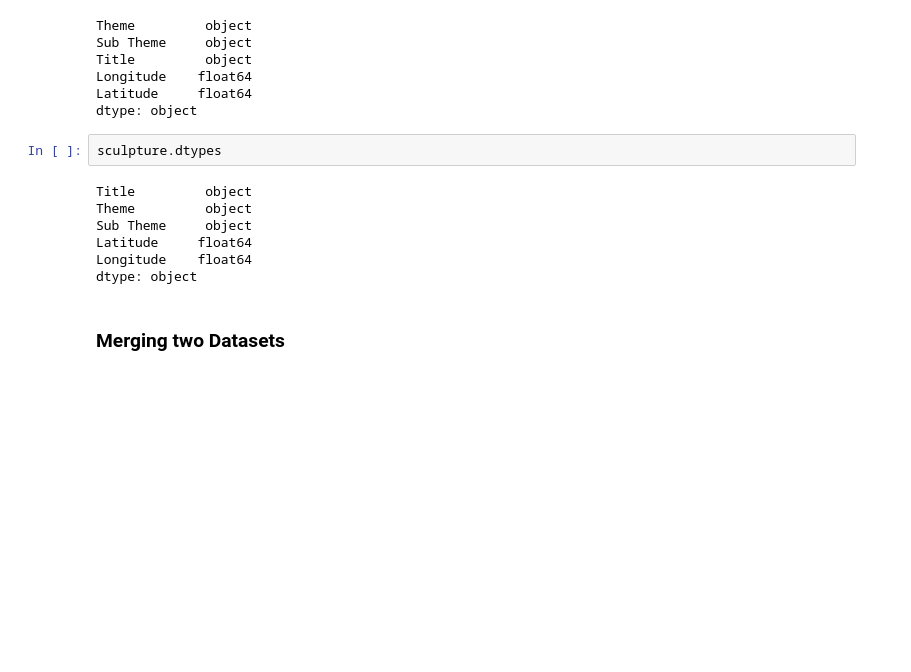
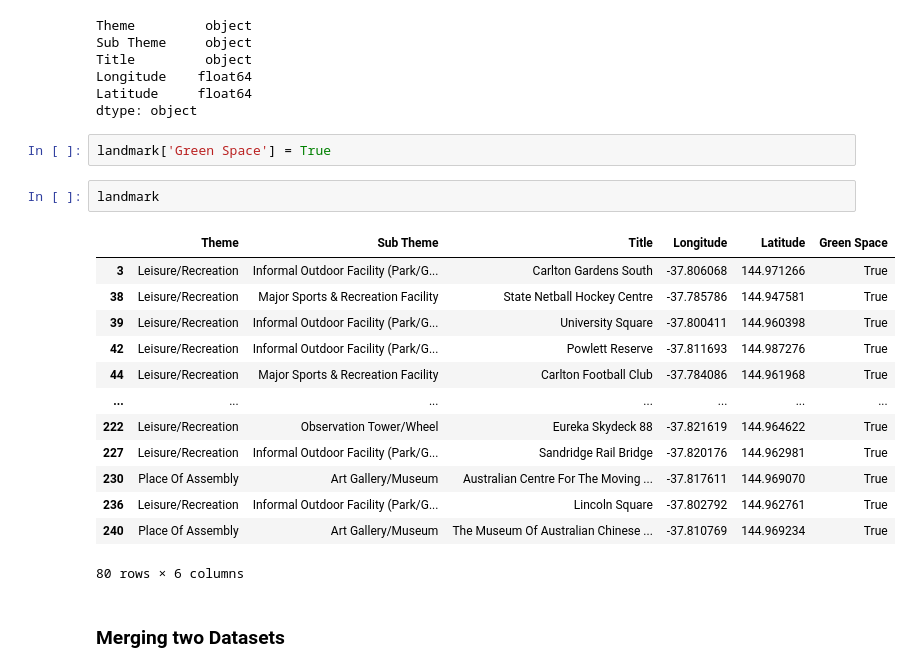
Before and after one commit to ogup0002/UI-healthrisk, a Jupyter notebook: Recommendation-System/Data Pre-processing/Data_Wrangling.ipynb, the cells around one changed output. Cells and saved outputs as stored; diff of their text form; blank space fills up the shorter version.

```diff
--- a/Recommendation-System/Data Pre-processing/Data_Wrangling.ipynb
+++ b/Recommendation-System/Data Pre-processing/Data_Wrangling.ipynb
@@ -143,15 +201,24 @@ Title         object
 Longitude    float64
 Latitude     float64
 dtype: object
-# %%
-sculpture.dtypes
-# %% [output]
-Title         object
-Theme         object
-Sub Theme     object
-Latitude     float64
-Longitude    float64
-dtype: object
+# %%
+landmark['Green Space'] = True
+# %%
+landmark
+# %% [output]
+|  | Theme | Sub Theme | Title | Longitude | Latitude | Green Space |
+| 3 | Leisure/Recreation | Informal Outdoor Facility (Park/G... | Carlton Gardens South | -37.806068 | 144.971266 | True |
+| 38 | Leisure/Recreation | Major Sports & Recreation Facility | State Netball Hockey Centre | -37.785786 | 144.947581 | True |
+| 39 | Leisure/Recreation | Informal Outdoor Facility (Park/G... | University Square | -37.800411 | 144.960398 | True |
+| 42 | Leisure/Recreation | Informal Outdoor Facility (Park/G... | Powlett Reserve | -37.811693 | 144.987276 | True |
+| 44 | Leisure/Recreation | Major Sports & Recreation Facility | Carlton Football Club | -37.784086 | 144.961968 | True |
+| ... | ... | ... | ... | ... | ... | ... |
+| 222 | Leisure/Recreation | Observation Tower/Wheel | Eureka Skydeck 88 | -37.821619 | 144.964622 | True |
+| 227 | Leisure/Recreation | Informal Outdoor Facility (Park/G... | Sandridge Rail Bridge | -37.820176 | 144.962981 | True |
+| 230 | Place Of Assembly | Art Gallery/Museum | Australian Centre For The Moving ... | -37.817611 | 144.969070 | True |
+| 236 | Leisure/Recreation | Informal Outdoor Facility (Park/G... | Lincoln Square | -37.802792 | 144.962761 | True |
+| 240 | Place Of Assembly | Art Gallery/Museum | The Museum Of Australian Chinese ... | -37.810769 | 144.969234 | True |
+80 rows × 6 columns
 # %% [markdown]
 ### Merging two Datasets
 # %%
```
Also changed, not shown: parts of 21 cells of this notebook.
